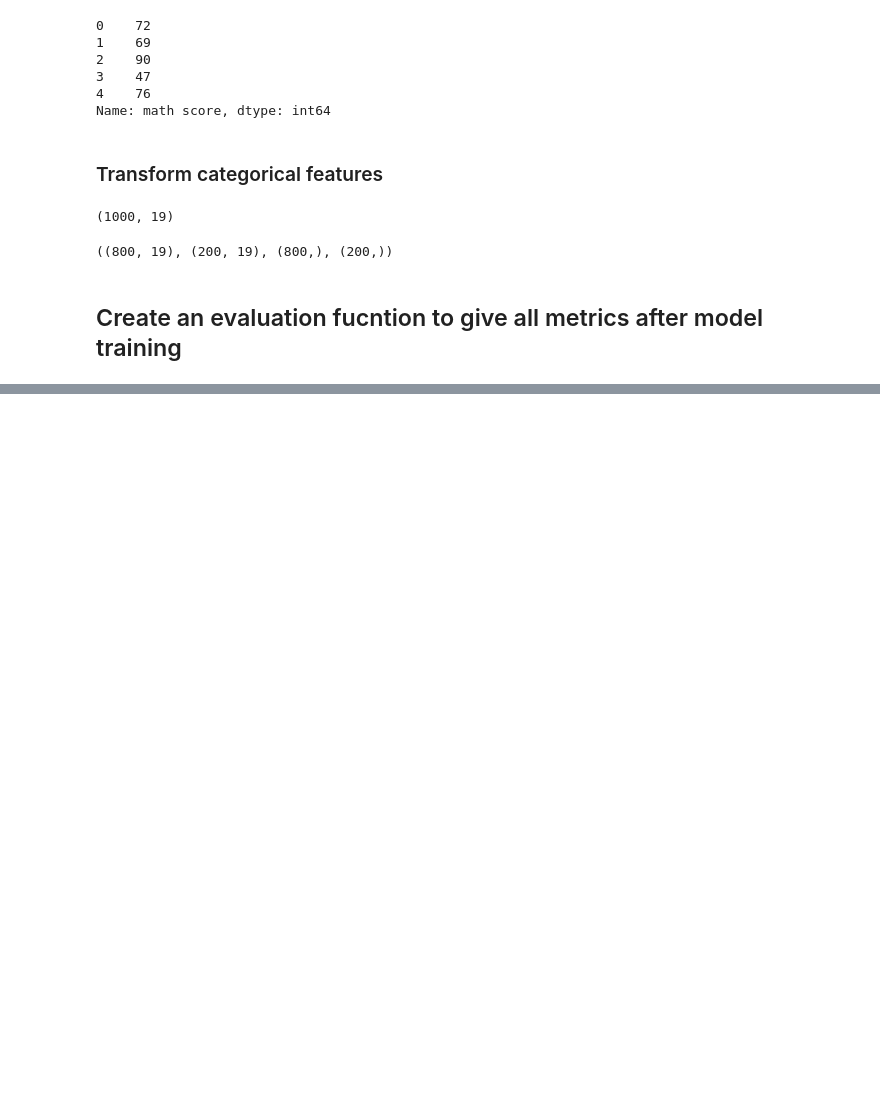
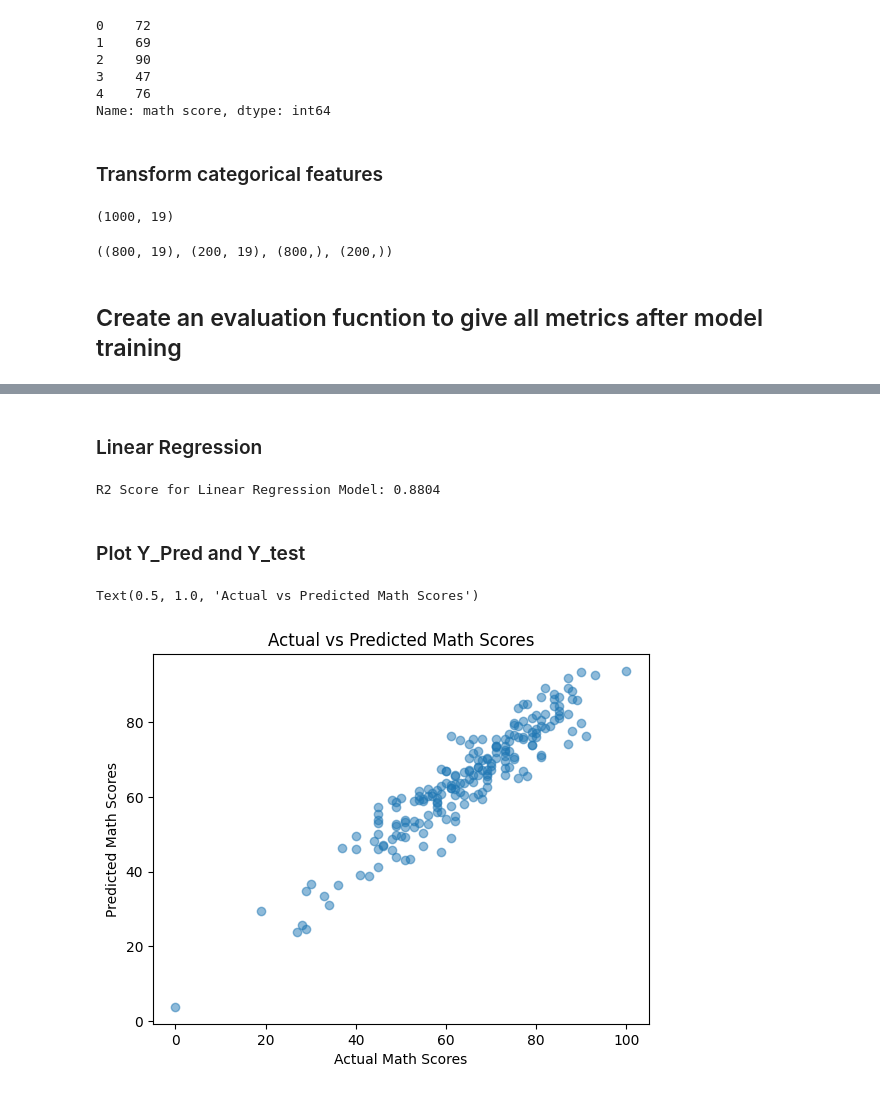
Before and after one commit to shar7294/MLProject, a Jupyter notebook: notebook/Model_training.ipynb, the cells around one changed output, grey strips where cells are left out. Saved outputs shown, nothing was run; the diff lists cells and outputs as text; code cells hidden in the pictures; blank space fills up the shorter version.

```diff
--- a/notebook/Model_training.ipynb
+++ b/notebook/Model_training.ipynb
@@ -90,12 +90,7 @@ def evaluate_regression_models(true, predicted):
     mse = mean_squared_error(true, predicted)
     rmse = np.sqrt(mse)
     r2squared = r2_score(true, predicted)
-    return {
-        'MAE': mae,
-        'MSE': mse,
-        'RMSE': rmse,
-        'R2_Squared': r2squared
-    }
+    return mae, rmse, r2squared
 # %%
 models = {
     "Linear Regression": LinearRegression(),
@@ -150,0 +175,20 @@ Test Metrics: {'MAE': 5.057730674743652, 'MSE': 41.90370559692383, 'RMSE': np.fl
+# %% [markdown]
+### Linear Regression
+# %%
+lin_model = LinearRegression(fit_intercept=True)
+lin_model = lin_model.fit(X_train, Y_train)
+Y_pred = lin_model.predict(X_test)
+score = r2_score(Y_test, Y_pred)
+print("R2 Score for Linear Regression Model: {:.4f}".format(float(score)))
+# %% [output]
+R2 Score for Linear Regression Model: 0.8804
+# %% [markdown]
+### Plot Y_Pred and Y_test
+# %%
+plt.scatter(Y_test, Y_pred, alpha=0.5)
+plt.xlabel("Actual Math Scores")
+plt.ylabel("Predicted Math Scores")
+plt.title("Actual vs Predicted Math Scores")
+# %% [output]
+Text(0.5, 1.0, 'Actual vs Predicted Math Scores')
+[figure, added]
```
Also changed, not shown: parts of 6 cells of this notebook, 5 other files.
